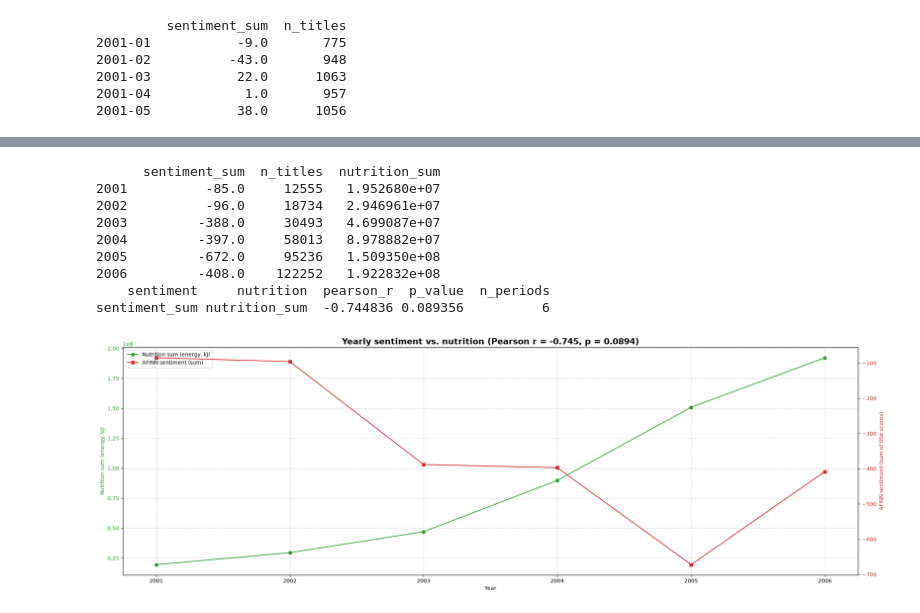
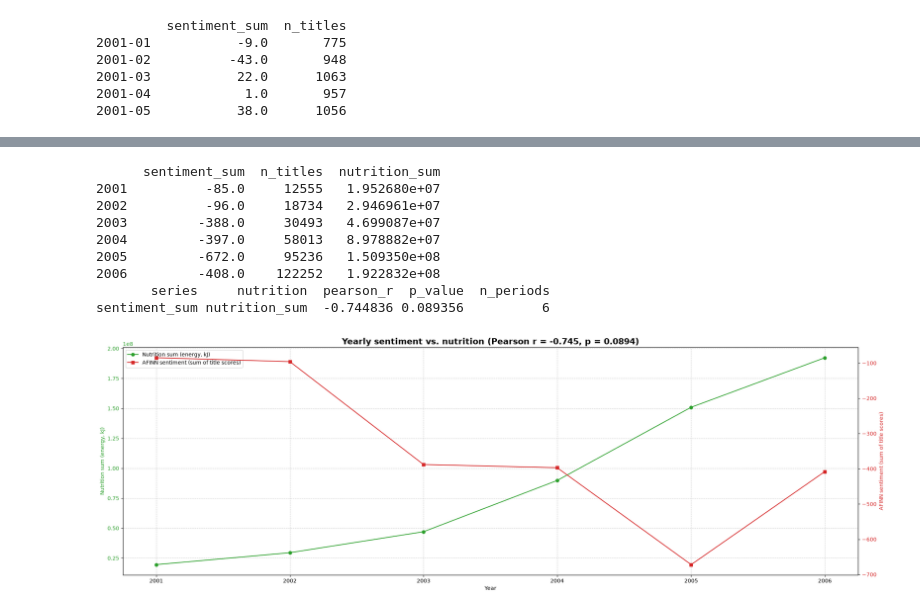
Before and after one commit to akseliahonpera/NLP_26_PROJECT_10, a Jupyter notebook: course_work.ipynb, the cells around one changed output, grey strips where cells are left out. Saved outputs shown, nothing was run; the diff lists cells and outputs as text; code cells hidden in the pictures.

```diff
--- a/course_work.ipynb
+++ b/course_work.ipynb
@@ -574,11 +574,10 @@ def build_comparison(nutrition_df, sentiment_df, nutrient=ENERGY_COL):
                         how="inner")
 
 
-def pearson_sum(comp):
-    r, p = pearsonr(comp["sentiment_sum"], comp["nutrition_sum"])
-    return pd.DataFrame([{"sentiment": "sentiment_sum", "nutrition": "nutrition_sum",
+def pearson_with_nutrition(comp, other_col):
+    r, p = pearsonr(comp[other_col], comp["nutrition_sum"])
+    return pd.DataFrame([{"series": other_col, "nutrition": "nutrition_sum",
                           "pearson_r": r, "p_value": p, "n_periods": len(comp)}])
 
-
 comparison = build_comparison(monthly_nutrition_df, monthly_sentiment)
 # %%
@@ -588,9 +587,11 @@ print(pearson_sum(comparison).to_string(index=False))
 sentiment_sum nutrition_sum  -0.226186 0.056068         72
 # %%
-def plot_sentiment_vs_nutrition(comp, nutrition_label="Nutrition sum (energy, kJ)",
-                                period_label="Monthly", x_label="Month"):
+def plot_vs_nutrition(comp, other_col, other_name, other_axis_label,
+                      other_color="tab:red", other_marker="s",
+                      nutrition_label="Nutrition sum (energy, kJ)",
+                      period_label="Monthly", x_label="Month"):
     x = pd.to_datetime(comp.index)
-    r, p = pearsonr(comp["sentiment_sum"], comp["nutrition_sum"])
+    r, p = pearsonr(comp[other_col], comp["nutrition_sum"])
 
     fig, ax1 = plt.subplots(figsize=(21, 7))
 
@@ -601,18 +602,18 @@ def plot_sentiment_vs_nutrition(comp, nutrition_label="Nutrition sum (energy, kJ
     ax1.grid(True, linestyle="--", alpha=0.6)
 
     ax2 = ax1.twinx()
-    ax2.plot(x, comp["sentiment_sum"], color="tab:red", marker="s", label="AFINN sentiment (sum)")
-    ax2.set_ylabel("AFINN sentiment (sum of title scores)", color="tab:red")
-    ax2.tick_params(axis="y", labelcolor="tab:red")
+    ax2.plot(x, comp[other_col], color=other_color, marker=other_marker, label=other_axis_label)
+    ax2.set_ylabel(other_axis_label, color=other_color)
+    ax2.tick_params(axis="y", labelcolor=other_color)
 
     lines = ax1.get_lines() + ax2.get_lines()
     ax1.legend(lines, [l.get_label() for l in lines], loc="upper left")
 
-    plt.title(f"{period_label} sentiment vs. nutrition (Pearson r = {r:.3f}, p = {p:.3g})",
+    plt.title(f"{period_label} {other_name} vs. nutrition (Pearson r = {r:.3f}, p = {p:.3g})",
               fontsize=16, fontweight="bold")
     plt.tight_layout()
     plt.show()
 
 
-plot_sentiment_vs_nutrition(comparison)
+plot_vs_nutrition(comparison, "sentiment_sum", "sentiment", "AFINN sentiment sum (sum of title scores)")
 # %% [output]
@@ -620,21 +621,21 @@ plot_sentiment_vs_nutrition(comparison)
 # %%
 # part 3)
 yearly_sentiment = monthly_sentiment.groupby(monthly_sentiment.index.str[:4]).sum()
 yearly_nutrition = monthly_nutrition_df.groupby(monthly_nutrition_df.index.str[:4]).sum()
 
 yearly_comparison = build_comparison(yearly_nutrition, yearly_sentiment)
 print(yearly_comparison)
-print(pearson_sum(yearly_comparison).to_string(index=False))
-
-plot_sentiment_vs_nutrition(yearly_comparison, period_label="Yearly", x_label="Year")
+print(pearson_with_nutrition(yearly_comparison, "sentiment_sum").to_string(index=False))
+plot_vs_nutrition(yearly_comparison, "sentiment_sum", "sentiment", "AFINN sentiment (sum of title scores)",
+                  period_label="Yearly", x_label="Year")
 # %% [output]
       sentiment_sum  n_titles  nutrition_sum
 2001          -85.0     12555   1.952680e+07
 2002          -96.0     18734   2.946961e+07
 2003         -388.0     30493   4.699087e+07
 2004         -397.0     58013   8.978882e+07
 2005         -672.0     95236   1.509350e+08
 2006         -408.0    122252   1.922832e+08
-    sentiment     nutrition  pearson_r  p_value  n_periods
+       series     nutrition  pearson_r  p_value  n_periods
 sentiment_sum nutrition_sum  -0.744836 0.089356          6
-[figure, old version]
+[figure, new version]
```
Also changed, not shown: parts of 5 cells of this notebook.
